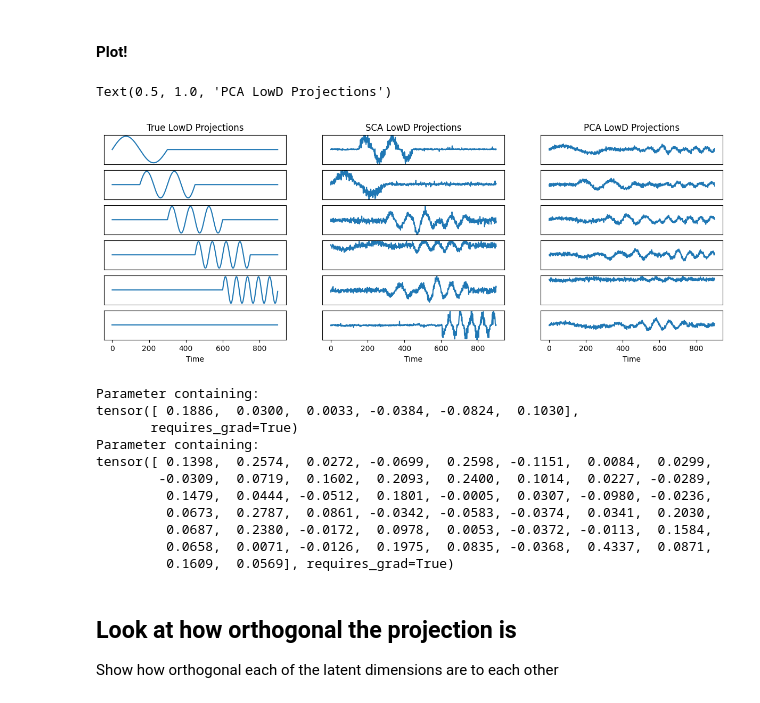
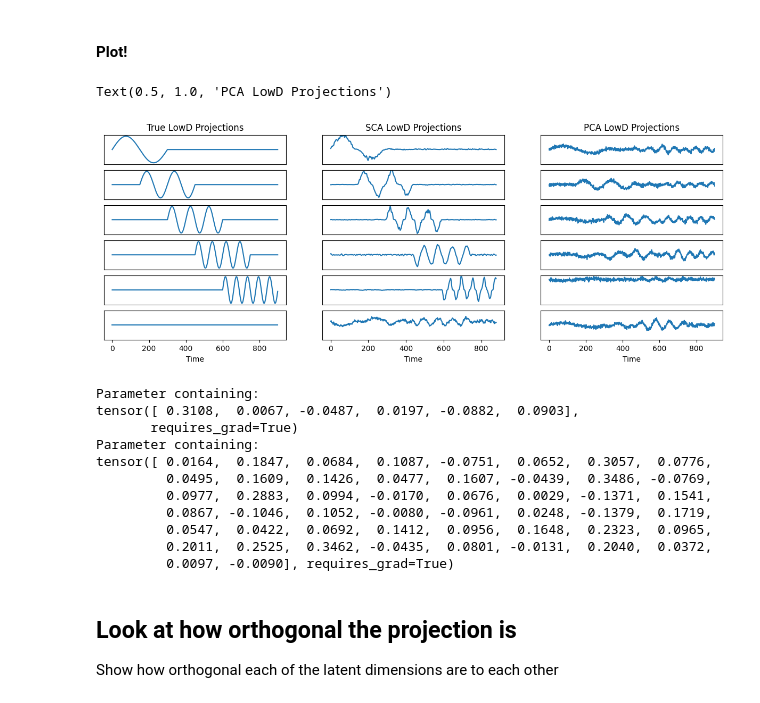
Before and after one commit to dyu222/sca, a Jupyter notebook: notebooks/Derek_5pop_dropout.ipynb, the cells around one changed output. Cells and saved outputs as stored; diff of their text form; code cells hidden in the pictures.

```diff
--- a/notebooks/Derek_5pop_dropout.ipynb
+++ b/notebooks/Derek_5pop_dropout.ipynb
@@ -217,7 +217,7 @@ We show options for running SCA below (with and without optional parameters).
 # sca=SCA(n_components=n_components,orth=orth, lam_sparse=lam_sparse, lam_orthog=lam_orthog, lr=lr,n_epochs=n_epochs, init=init)
 
 # TODO: add scalar * the lam values = the same value as the coordinated dropout rate
-sca=SCA(poisson=True,n_components=n_components,orth=orth, lam_sparse=0.2, lam_orthog=150, lr=1e-3,n_epochs=35000, init=init)
+sca=SCA(poisson=True,n_components=n_components,orth=orth, lam_sparse=0.1, lam_orthog=150, lr=1e-3,n_epochs=35000, init=init)
 
 #Fit the model and get the low dimensional representation
 #Note that the sample_weight input is optional and will default to no sample weighting
@@ -309,51 +309,51 @@ for i in range(n_components):
     plt.subplot(n_components,3,3*i+2)
     plt.plot(sca_latent[:,sca_order[i]])
 
-    plt.ylim([-2.1, 2.1])
+    plt.ylim([-11.1, 11.1])
     plt.yticks([])
     if i<n_components-1:
         plt.xticks([])
     else:
         plt.xlabel('Time')
 
     # Plot PCA results
     plt.subplot(n_components,3,3*i+3)
     plt.plot(pca_latent[:,pca_order[i]])
 
     plt.ylim([-31.1, 31.1])
     plt.yticks([])
     if i<n_components-1:
         plt.xticks([])
     else:
         plt.xlabel('Time')
 
 #Titles
 plt.subplot(n_components,3,1)
 plt.title('True LowD Projections')
 
 plt.subplot(n_components,3,2)
 plt.title('SCA LowD Projections')
 
 plt.subplot(n_components,3,3)
 plt.title('PCA LowD Projections')
 # %% [output]
 Text(0.5, 1.0, 'PCA LowD Projections')
-[figure, old version]
+[figure, new version]
 # %%
 print(sca.model.fc1.bias)
 print(sca.model.fc0.bias)
 # %% [output]
 Parameter containing:
-tensor([ 0.1886,  0.0300,  0.0033, -0.0384, -0.0824,  0.1030],
+tensor([ 0.3108,  0.0067, -0.0487,  0.0197, -0.0882,  0.0903],
        requires_grad=True)
 Parameter containing:
-tensor([ 0.1398,  0.2574,  0.0272, -0.0699,  0.2598, -0.1151,  0.0084,  0.0299,
-        -0.0309,  0.0719,  0.1602,  0.2093,  0.2400,  0.1014,  0.0227, -0.0289,
-         0.1479,  0.0444, -0.0512,  0.1801, -0.0005,  0.0307, -0.0980, -0.0236,
-         0.0673,  0.2787,  0.0861, -0.0342, -0.0583, -0.0374,  0.0341,  0.2030,
-         0.0687,  0.2380, -0.0172,  0.0978,  0.0053, -0.0372, -0.0113,  0.1584,
-         0.0658,  0.0071, -0.0126,  0.1975,  0.0835, -0.0368,  0.4337,  0.0871,
-         0.1609,  0.0569], requires_grad=True)
+tensor([ 0.0164,  0.1847,  0.0684,  0.1087, -0.0751,  0.0652,  0.3057,  0.0776,
+         0.0495,  0.1609,  0.1426,  0.0477,  0.1607, -0.0439,  0.3486, -0.0769,
+         0.0977,  0.2883,  0.0994, -0.0170,  0.0676,  0.0029, -0.1371,  0.1541,
+         0.0867, -0.1046,  0.1052, -0.0080, -0.0961,  0.0248, -0.1379,  0.1719,
+         0.0547,  0.0422,  0.0692,  0.1412,  0.0956,  0.1648,  0.2323,  0.0965,
+         0.2011,  0.2525,  0.3462, -0.0435,  0.0801, -0.0131,  0.2040,  0.0372,
+         0.0097, -0.0090], requires_grad=True)
 # %% [markdown]
 ## Look at how orthogonal the projection is
 Show how orthogonal each of the latent dimensions are to each other
```
Also changed, not shown: parts of 3 cells of this notebook, 5 other files.
